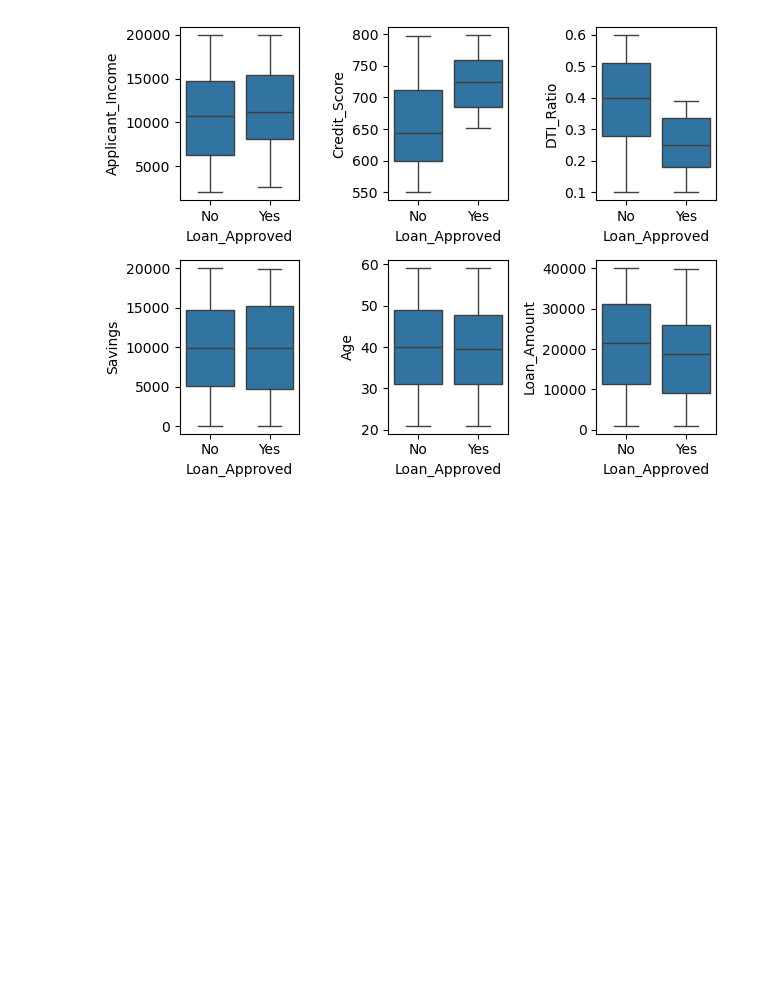
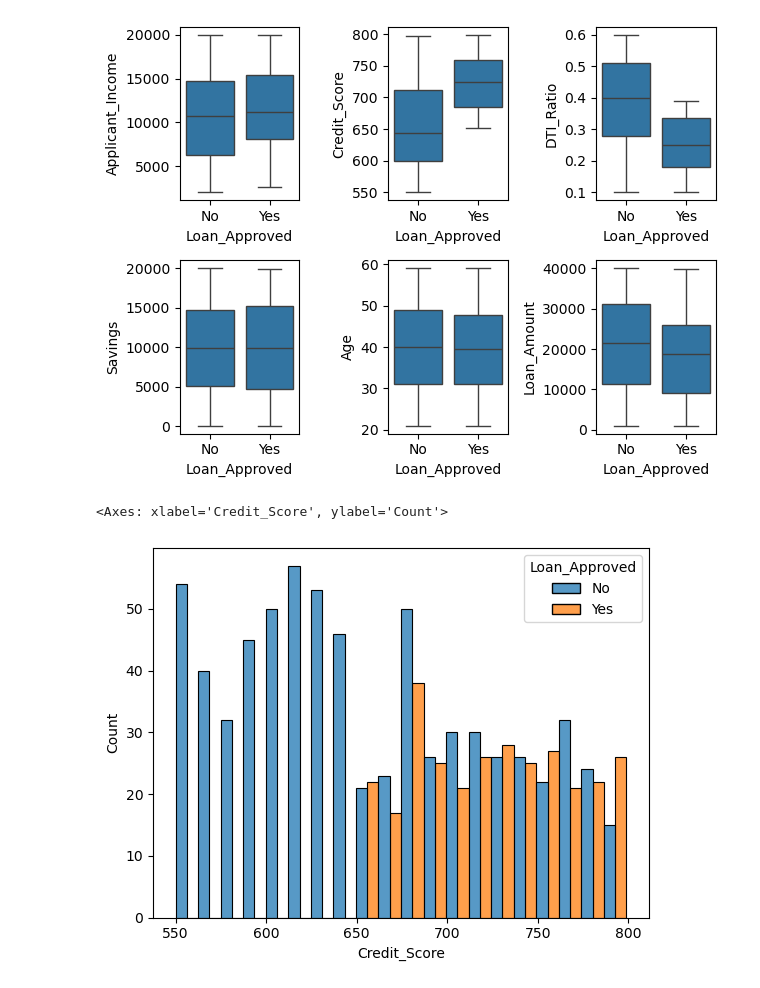
Before and after one commit to saphalkafle77-ai/credit_wise-loan-system, a Jupyter notebook: credit_wise_loan_approval_system.ipynb, the cells around one changed output. Saved outputs shown, nothing was run; the diff lists cells and outputs as text; code cells hidden in the pictures; blank space fills up the shorter version.

```diff
--- a/credit_wise_loan_approval_system.ipynb
+++ b/credit_wise_loan_approval_system.ipynb
@@ -148,3 +130,15 @@ sns.boxplot(ax =axes[1,2],data = credit_wise,x="Loan_Approved",y="Loan_Amount")
 plt.tight_layout()
 # %% [output]
 [figure]
+# %%
+#relationship between credit_score and loan aprroval
+sns.histplot(
+    data = credit_wise,
+    x = "Credit_Score",
+    hue = "Loan_Approved",
+    bins = 20,
+    multiple = "dodge"
+)
+# %% [output]
+<Axes: xlabel='Credit_Score', ylabel='Count'>
+[figure, added]
```
Also changed, not shown: parts of 2 cells of this notebook.
